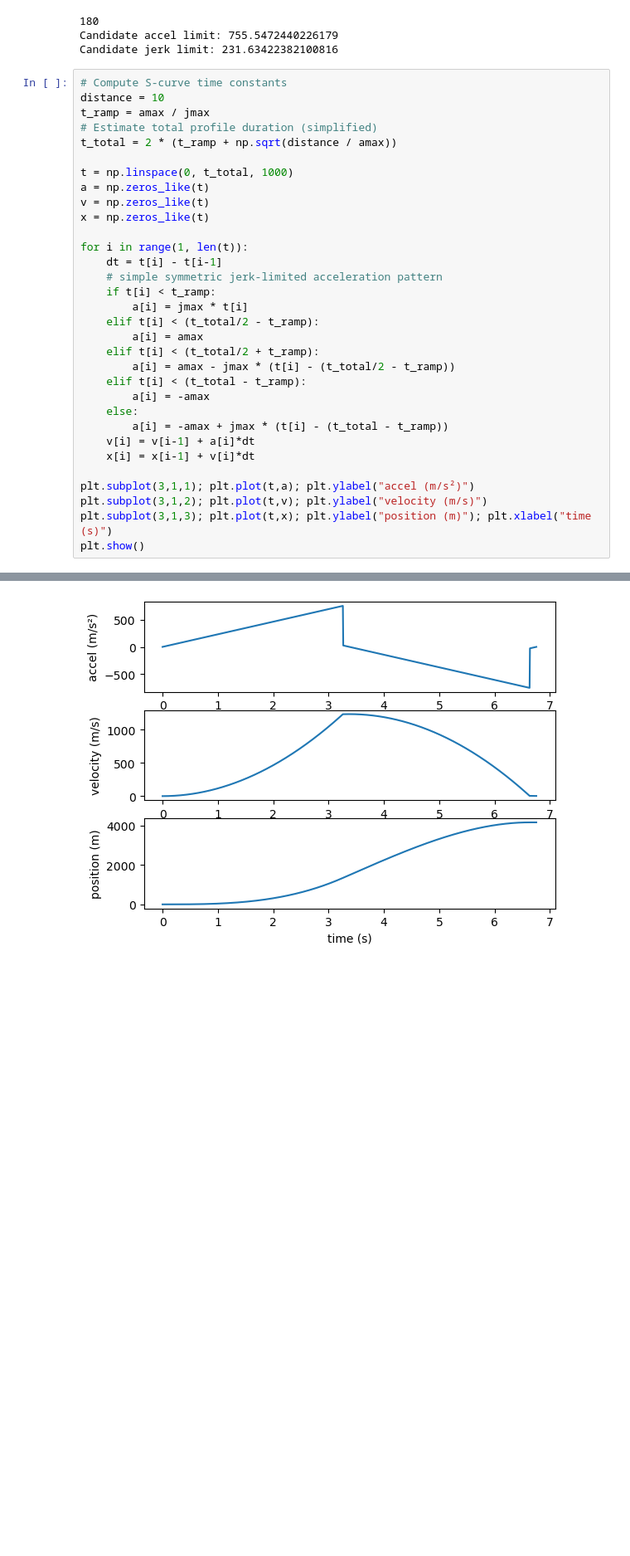
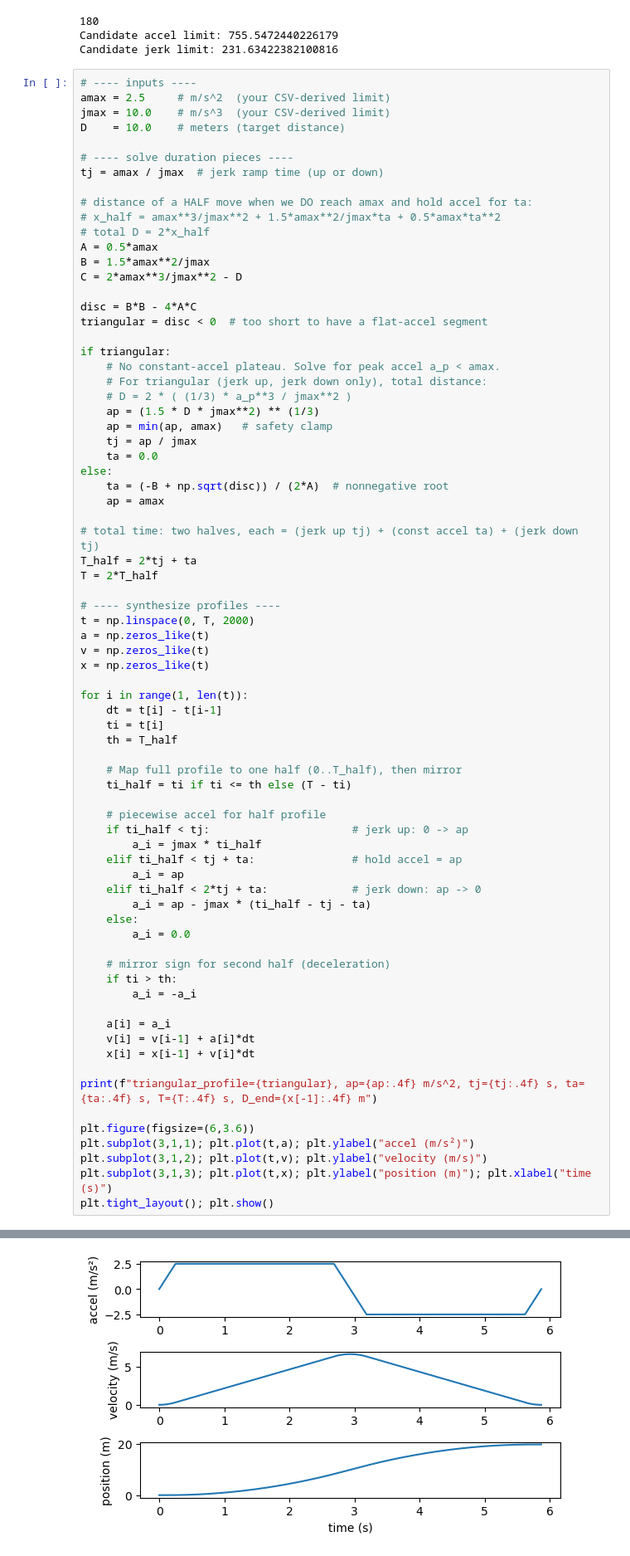
Before and after one commit to santinogohu/ME360_car, a Jupyter notebook: jerk_accel_analysis.ipynb, the cells around one changed output, grey strips where cells are left out. Shown at 83% size. Saved outputs shown, nothing was run; the diff lists cells and outputs as text; blank space fills up the shorter version.

```diff
--- a/jerk_accel_analysis.ipynb
+++ b/jerk_accel_analysis.ipynb
@@ -45,35 +45,77 @@ if 'tipping_flag' in df.columns:
 Candidate accel limit: 755.5472440226179
 Candidate jerk limit: 231.63422382100816
 # %%
-# Compute S-curve time constants
-distance = 10
-t_ramp = amax / jmax
-# Estimate total profile duration (simplified)
-t_total = 2 * (t_ramp + np.sqrt(distance / amax))
+# ---- inputs ----
+amax = 2.5     # m/s^2  (your CSV-derived limit)
+jmax = 10.0    # m/s^3  (your CSV-derived limit)
+D    = 10.0    # meters (target distance)
 
-t = np.linspace(0, t_total, 1000)
+# ---- solve duration pieces ----
+tj = amax / jmax  # jerk ramp time (up or down)
+
+# distance of a HALF move when we DO reach amax and hold accel for ta:
+# x_half = amax**3/jmax**2 + 1.5*amax**2/jmax*ta + 0.5*amax*ta**2
+# total D = 2*x_half
+A = 0.5*amax
+B = 1.5*amax**2/jmax
+C = 2*amax**3/jmax**2 - D
+
+disc = B*B - 4*A*C
+triangular = disc < 0  # too short to have a flat-accel segment
+
+if triangular:
+    # No constant-accel plateau. Solve for peak accel a_p < amax.
+    # For triangular (jerk up, jerk down only), total distance:
+    # D = 2 * ( (1/3) * a_p**3 / jmax**2 )
+    ap = (1.5 * D * jmax**2) ** (1/3)
+    ap = min(ap, amax)   # safety clamp
+    tj = ap / jmax
+    ta = 0.0
+else:
+    ta = (-B + np.sqrt(disc)) / (2*A)  # nonnegative root
+    ap = amax
+
+# total time: two halves, each = (jerk up tj) + (const accel ta) + (jerk down tj)
+T_half = 2*tj + ta
+T = 2*T_half
+
+# ---- synthesize profiles ----
+t = np.linspace(0, T, 2000)
 a = np.zeros_like(t)
 v = np.zeros_like(t)
 x = np.zeros_like(t)
 
 for i in range(1, len(t)):
     dt = t[i] - t[i-1]
-    # simple symmetric jerk-limited acceleration pattern
-    if t[i] < t_ramp:
-        a[i] = jmax * t[i]
-    elif t[i] < (t_total/2 - t_ramp):
-        a[i] = amax
-    elif t[i] < (t_total/2 + t_ramp):
-        a[i] = amax - jmax * (t[i] - (t_total/2 - t_ramp))
-    elif t[i] < (t_total - t_ramp):
-        a[i] = -amax
+    ti = t[i]
+    th = T_half
+
+    # Map full profile to one half (0..T_half), then mirror
+    ti_half = ti if ti <= th else (T - ti)
+
+    # piecewise accel for half profile
+    if ti_half < tj:                      # jerk up: 0 -> ap
+        a_i = jmax * ti_half
+    elif ti_half < tj + ta:               # hold accel = ap
+        a_i = ap
+    elif ti_half < 2*tj + ta:             # jerk down: ap -> 0
+        a_i = ap - jmax * (ti_half - tj - ta)
     else:
-        a[i] = -amax + jmax * (t[i] - (t_total - t_ramp))
+        a_i = 0.0
+
+    # mirror sign for second half (deceleration)
+    if ti > th:
+        a_i = -a_i
+
+    a[i] = a_i
     v[i] = v[i-1] + a[i]*dt
     x[i] = x[i-1] + v[i]*dt
 
+print(f"triangular_profile={triangular}, ap={ap:.4f} m/s^2, tj={tj:.4f} s, ta={ta:.4f} s, T={T:.4f} s, D_end={x[-1]:.4f} m")
+
+plt.figure(figsize=(6,3.6))
 plt.subplot(3,1,1); plt.plot(t,a); plt.ylabel("accel (m/s²)")
 plt.subplot(3,1,2); plt.plot(t,v); plt.ylabel("velocity (m/s)")
 plt.subplot(3,1,3); plt.plot(t,x); plt.ylabel("position (m)"); plt.xlabel("time (s)")
-plt.show()
+plt.tight_layout(); plt.show()
 # %% [output]
@@ -80 +123 @@ plt.show()
-[figure, old version]
+[figure, new version]
```
Also changed, not shown: parts of 1 cell of this notebook, 1 other file.
